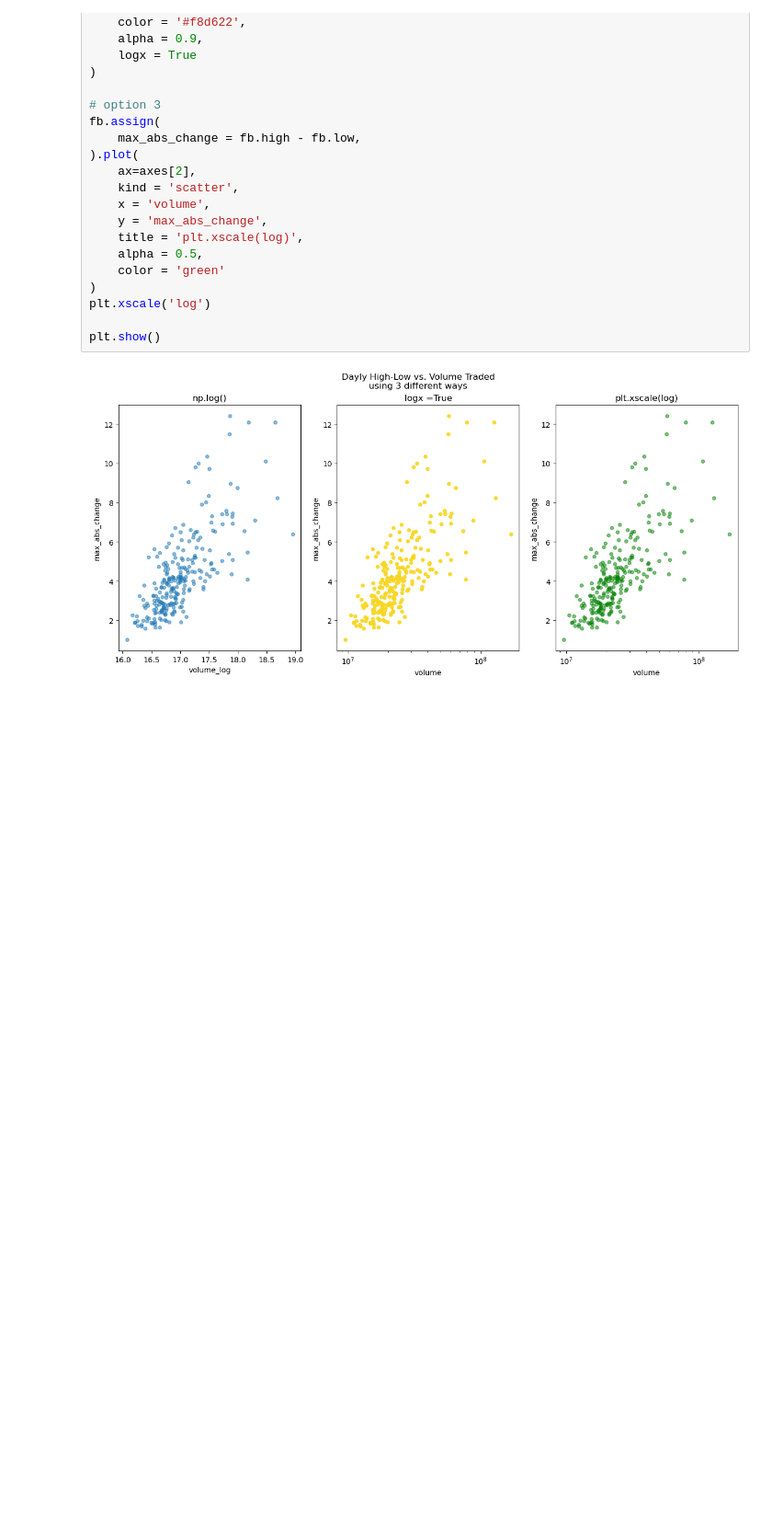
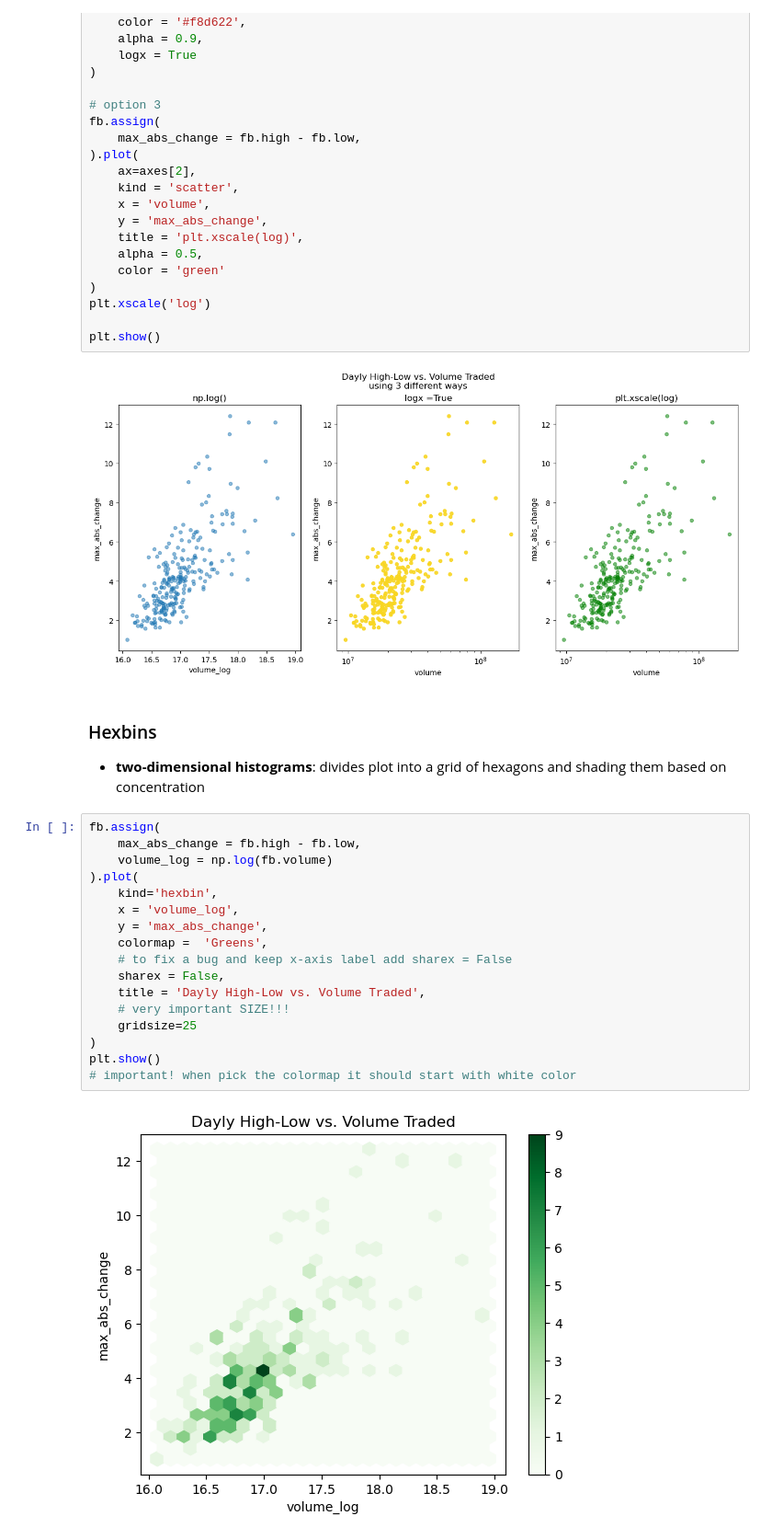
Before and after one commit to nadia-paz/ds-learning, a Jupyter notebook: data_analysis_pandas/11_pandas_viz.ipynb, the cells around one changed output. Shown at 92% size. Cells and saved outputs as stored; diff of their text form; blank space fills up the shorter version.

Commit message:
add hexbin

```diff
--- a/data_analysis_pandas/11_pandas_viz.ipynb
+++ b/data_analysis_pandas/11_pandas_viz.ipynb
@@ -409,3 +409,25 @@ plt.xscale('log')
 plt.show()
 # %% [output]
 [figure]
+# %% [markdown]
+### Hexbins
+- **two-dimensional histograms**: divides plot into a grid of hexagons and shading them based on concentration
+# %%
+fb.assign(
+    max_abs_change = fb.high - fb.low,
+    volume_log = np.log(fb.volume)
+).plot(
+    kind='hexbin',
+    x = 'volume_log',
+    y = 'max_abs_change',
+    colormap =  'Greens',
+    # to fix a bug and keep x-axis label add sharex = False
+    sharex = False,
+    title = 'Dayly High-Low vs. Volume Traded',
+    # very important SIZE!!!
+    gridsize=25
+)
+plt.show()
+# important! when pick the colormap it should start with white color
+# %% [output]
+[figure, added]
```
